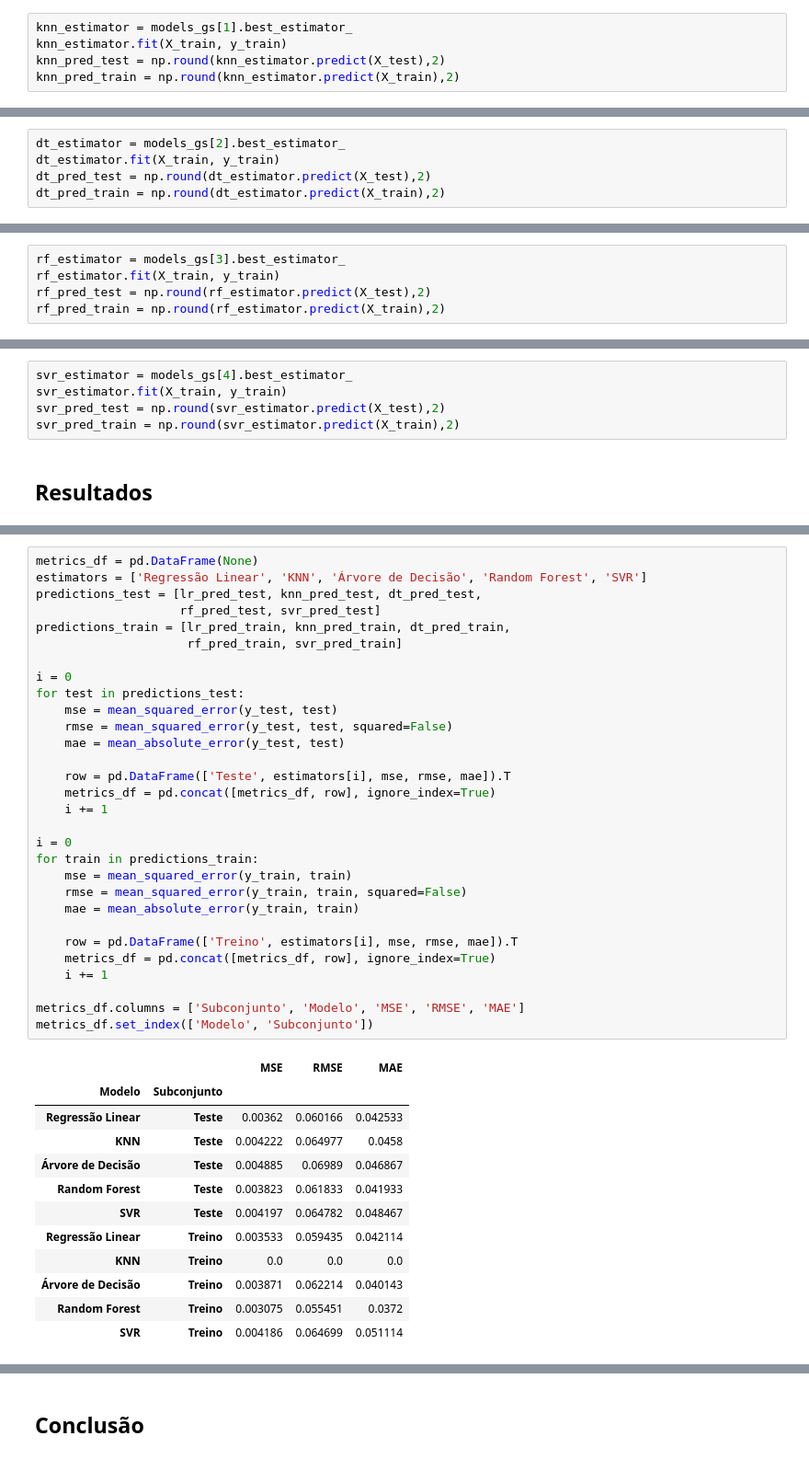
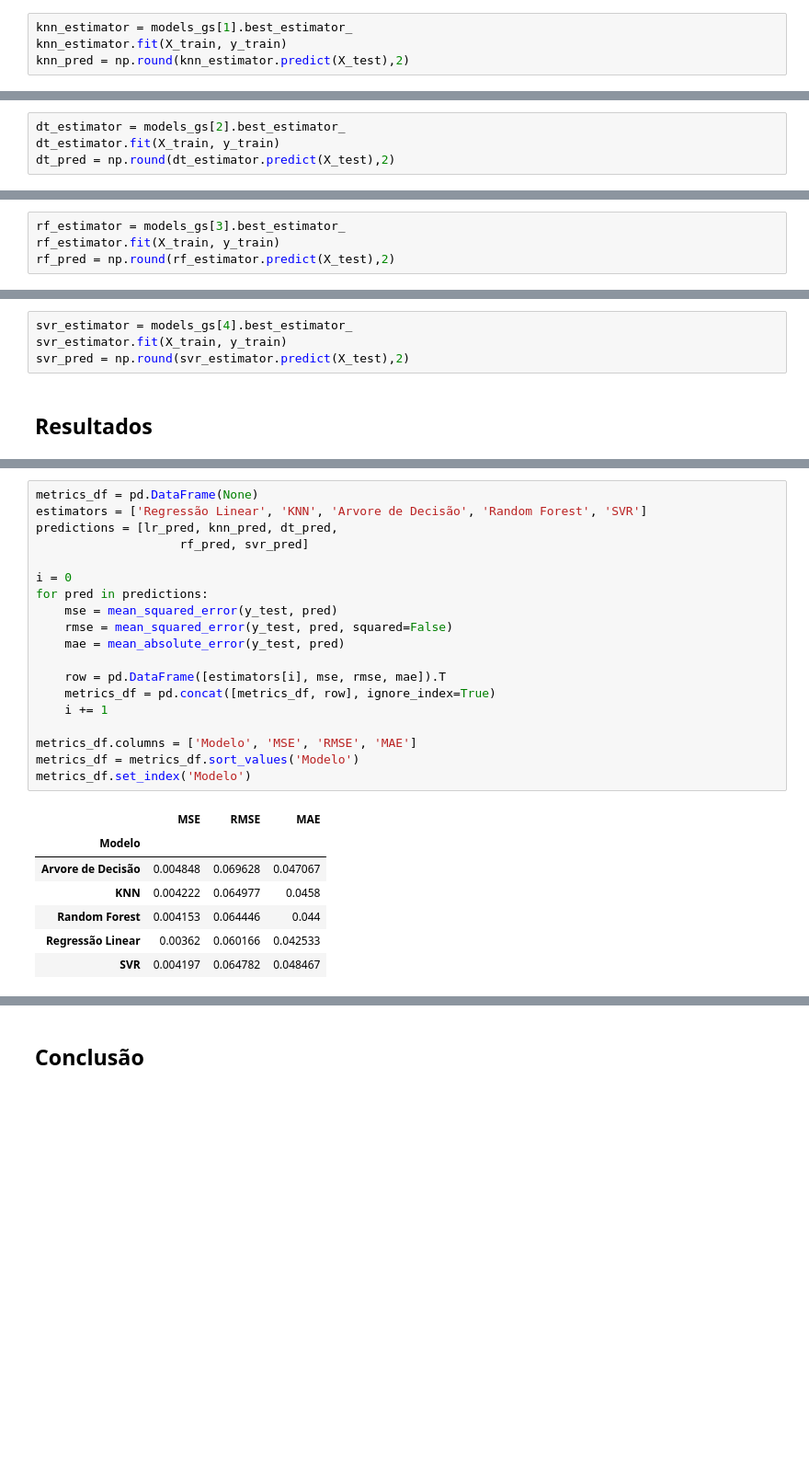
Before and after one commit to pedroernesto00/CK0223---Mineracao-de-Dados, a Jupyter notebook: Trabalho 2/Regressão - Admission.ipynb, the cells around one changed output, grey strips where cells are left out. Shown at 92% size. Cells and saved outputs as stored; diff of their text form; blank space fills up the shorter version.

```diff
--- a/Trabalho 2/Regressão - Admission.ipynb
+++ b/Trabalho 2/Regressão - Admission.ipynb
@@ -158,8 +170,7 @@ models_gs[1].best_params_
 # %%
 knn_estimator = models_gs[1].best_estimator_
 knn_estimator.fit(X_train, y_train)
-knn_pred_test = np.round(knn_estimator.predict(X_test),2)
-knn_pred_train = np.round(knn_estimator.predict(X_train),2)
+knn_pred = np.round(knn_estimator.predict(X_test),2)
 # %% [markdown]
 ### Árvore de Decisão
 # %% [markdown]
@@ -183,8 +194,7 @@ models_gs[2].best_params_
 # %%
 dt_estimator = models_gs[2].best_estimator_
 dt_estimator.fit(X_train, y_train)
-dt_pred_test = np.round(dt_estimator.predict(X_test),2)
-dt_pred_train = np.round(dt_estimator.predict(X_train),2)
+dt_pred = np.round(dt_estimator.predict(X_test),2)
 # %% [markdown]
 ### Floresta Aleatória
 # %% [markdown]
@@ -207,7 +217,6 @@ models_gs[3].best_params_
 # %%
 rf_estimator = models_gs[3].best_estimator_
 rf_estimator.fit(X_train, y_train)
-rf_pred_test = np.round(rf_estimator.predict(X_test),2)
-rf_pred_train = np.round(rf_estimator.predict(X_train),2)
+rf_pred = np.round(rf_estimator.predict(X_test),2)
 # %% [markdown]
 ### Support Vector Machines
@@ -222,7 +233,6 @@ models_gs[4].best_params_
 # %%
 svr_estimator = models_gs[4].best_estimator_
 svr_estimator.fit(X_train, y_train)
-svr_pred_test = np.round(svr_estimator.predict(X_test),2)
-svr_pred_train = np.round(svr_estimator.predict(X_train),2)
+svr_pred = np.round(svr_estimator.predict(X_test),2)
 # %% [markdown]
 ## Resultados
@@ -229,43 +241,27 @@ svr_pred_train = np.round(svr_estimator.predict(X_train),2)
 # %%
 metrics_df = pd.DataFrame(None)
-estimators = ['Regressão Linear', 'KNN', 'Árvore de Decisão', 'Random Forest', 'SVR']
-predictions_test = [lr_pred_test, knn_pred_test, dt_pred_test,
-                    rf_pred_test, svr_pred_test]
-predictions_train = [lr_pred_train, knn_pred_train, dt_pred_train,
-                     rf_pred_train, svr_pred_train]
+estimators = ['Regressão Linear', 'KNN', 'Arvore de Decisão', 'Random Forest', 'SVR']
+predictions = [lr_pred, knn_pred, dt_pred,
+                    rf_pred, svr_pred]
 
 i = 0
-for test in predictions_test:
-    mse = mean_squared_error(y_test, test)
-    rmse = mean_squared_error(y_test, test, squared=False)
-    mae = mean_absolute_error(y_test, test)
+for pred in predictions:
+    mse = mean_squared_error(y_test, pred)
+    rmse = mean_squared_error(y_test, pred, squared=False)
+    mae = mean_absolute_error(y_test, pred)
 
-    row = pd.DataFrame(['Teste', estimators[i], mse, rmse, mae]).T
+    row = pd.DataFrame([estimators[i], mse, rmse, mae]).T
     metrics_df = pd.concat([metrics_df, row], ignore_index=True)
     i += 1
 
-i = 0
-for train in predictions_train:
-    mse = mean_squared_error(y_train, train)
-    rmse = mean_squared_error(y_train, train, squared=False)
-    mae = mean_absolute_error(y_train, train)
-
-    row = pd.DataFrame(['Treino', estimators[i], mse, rmse, mae]).T
-    metrics_df = pd.concat([metrics_df, row], ignore_index=True)
-    i += 1
-
-metrics_df.columns = ['Subconjunto', 'Modelo', 'MSE', 'RMSE', 'MAE']
-metrics_df.set_index(['Modelo', 'Subconjunto'])
+metrics_df.columns = ['Modelo', 'MSE', 'RMSE', 'MAE']
+metrics_df = metrics_df.sort_values('Modelo')
+metrics_df.set_index('Modelo')
 # %% [output]
-|  |  | MSE | RMSE | MAE |
-| Modelo | Subconjunto |  |  |  |
-| Regressão Linear | Teste | 0.00362 | 0.060166 | 0.042533 |
-| KNN | Teste | 0.004222 | 0.064977 | 0.0458 |
-| Árvore de Decisão | Teste | 0.004885 | 0.06989 | 0.046867 |
-| Random Forest | Teste | 0.003823 | 0.061833 | 0.041933 |
-| SVR | Teste | 0.004197 | 0.064782 | 0.048467 |
-| Regressão Linear | Treino | 0.003533 | 0.059435 | 0.042114 |
-| KNN | Treino | 0.0 | 0.0 | 0.0 |
-| Árvore de Decisão | Treino | 0.003871 | 0.062214 | 0.040143 |
-| Random Forest | Treino | 0.003075 | 0.055451 | 0.0372 |
-| SVR | Treino | 0.004186 | 0.064699 | 0.051114 |
+|  | MSE | RMSE | MAE |
+| Modelo |  |  |  |
+| Arvore de Decisão | 0.004848 | 0.069628 | 0.047067 |
+| KNN | 0.004222 | 0.064977 | 0.0458 |
+| Random Forest | 0.004153 | 0.064446 | 0.044 |
+| Regressão Linear | 0.00362 | 0.060166 | 0.042533 |
+| SVR | 0.004197 | 0.064782 | 0.048467 |
```
Also changed, not shown: parts of 18 cells of this notebook.
